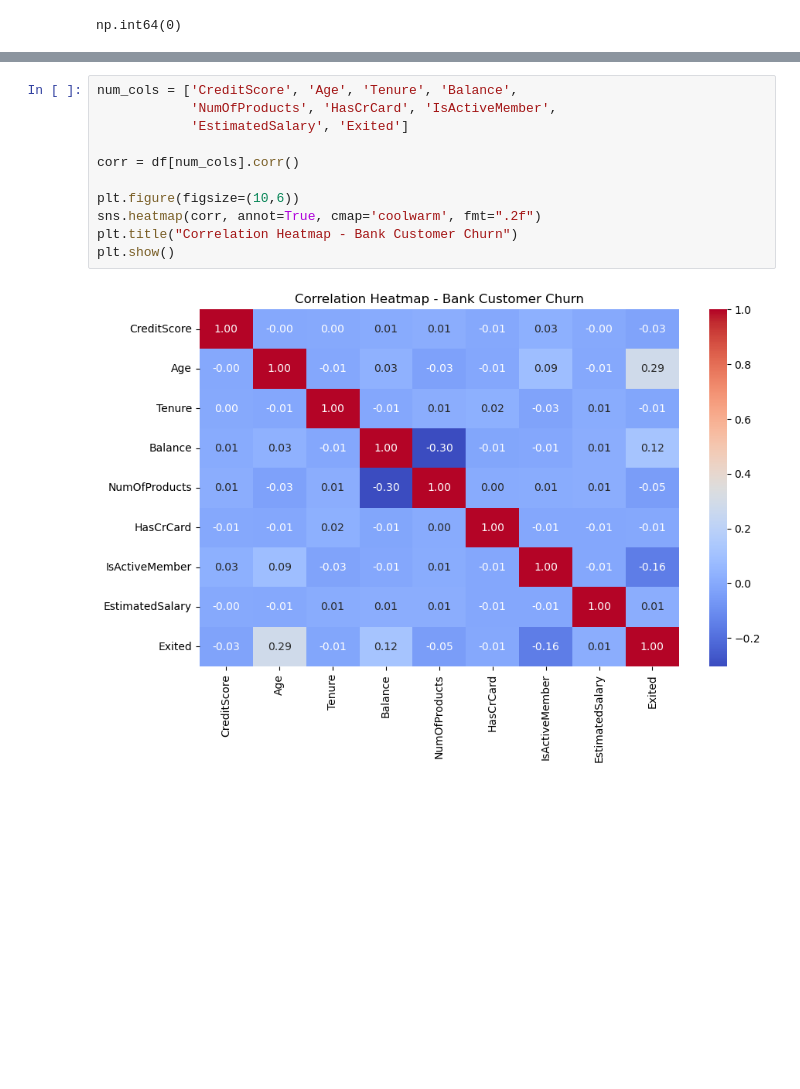
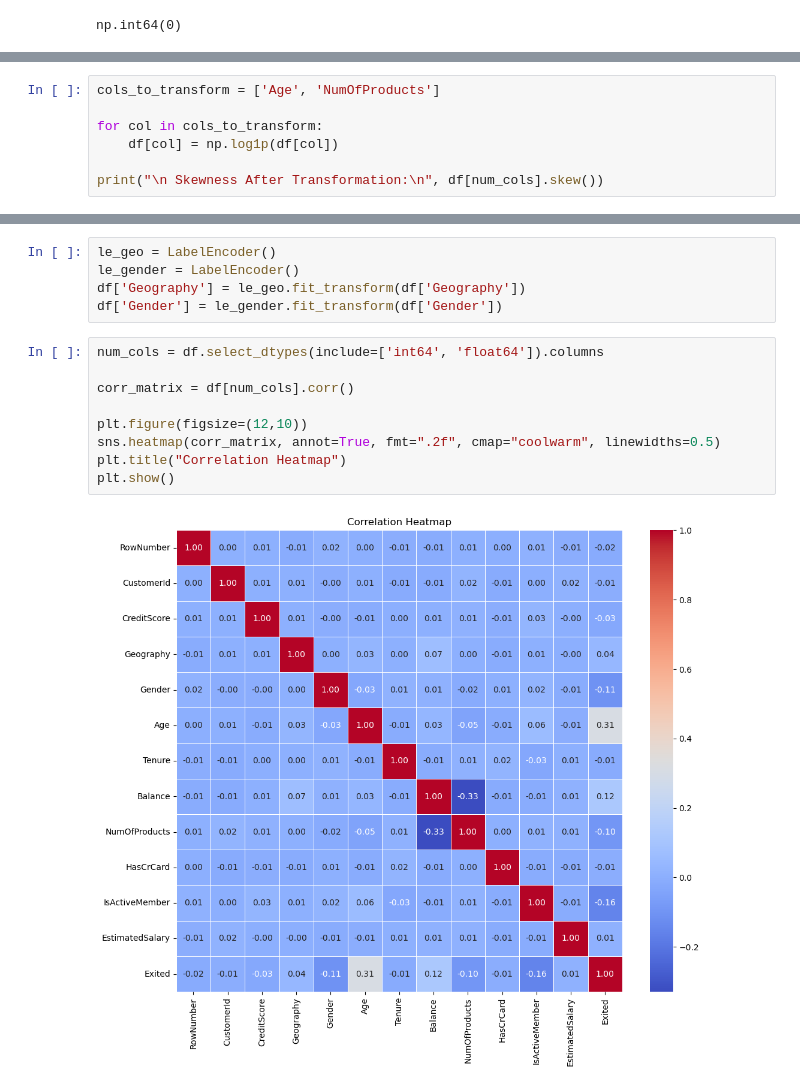
Before and after one commit to Nandhanaa-Mathesvaran/churn-prediction, a Jupyter notebook: churn.ipynb, the cells around one changed output, grey strips where cells are left out. Drawn from its saved outputs; the diff is of its cells as text; blank space fills up the shorter version.

```diff
--- a/churn.ipynb
+++ b/churn.ipynb
@@ -80 +129,8 @@ EstimatedSalary    0.002085
 dtype: float64
+# %%
+cols_to_transform = ['Age', 'NumOfProducts']
+
+for col in cols_to_transform:
+    df[col] = np.log1p(df[col])
+
+print("\n Skewness After Transformation:\n", df[num_cols].skew())
@@ -81,16 +167,19 @@ dtype: float64
+# %%
+le_geo = LabelEncoder()
+le_gender = LabelEncoder()
+df['Geography'] = le_geo.fit_transform(df['Geography'])
+df['Gender'] = le_gender.fit_transform(df['Gender'])
 # %%
-num_cols = ['CreditScore', 'Age', 'Tenure', 'Balance',
-            'NumOfProducts', 'HasCrCard', 'IsActiveMember',
-            'EstimatedSalary', 'Exited']
+num_cols = df.select_dtypes(include=['int64', 'float64']).columns
 
-corr = df[num_cols].corr()
+corr_matrix = df[num_cols].corr()
 
-plt.figure(figsize=(10,6))
-sns.heatmap(corr, annot=True, cmap='coolwarm', fmt=".2f")
-plt.title("Correlation Heatmap - Bank Customer Churn")
+plt.figure(figsize=(12,10))
+sns.heatmap(corr_matrix, annot=True, fmt=".2f", cmap="coolwarm", linewidths=0.5)
+plt.title("Correlation Heatmap")
 plt.show()
 # %% [output]
-[figure, old version]
+[figure, new version]
 # %%
 from sklearn.model_selection import train_test_split, GridSearchCV
 from sklearn.preprocessing import LabelEncoder
```
Also changed, not shown: parts of 10 cells of this notebook, 2 other files.
